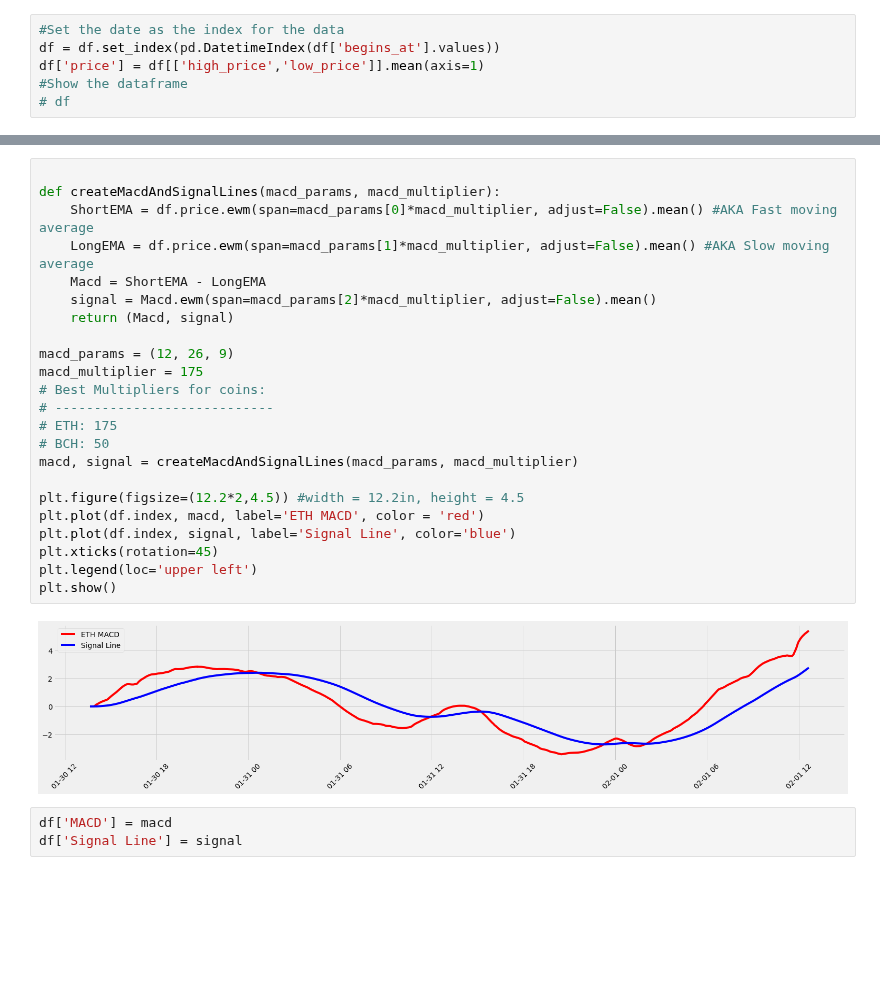
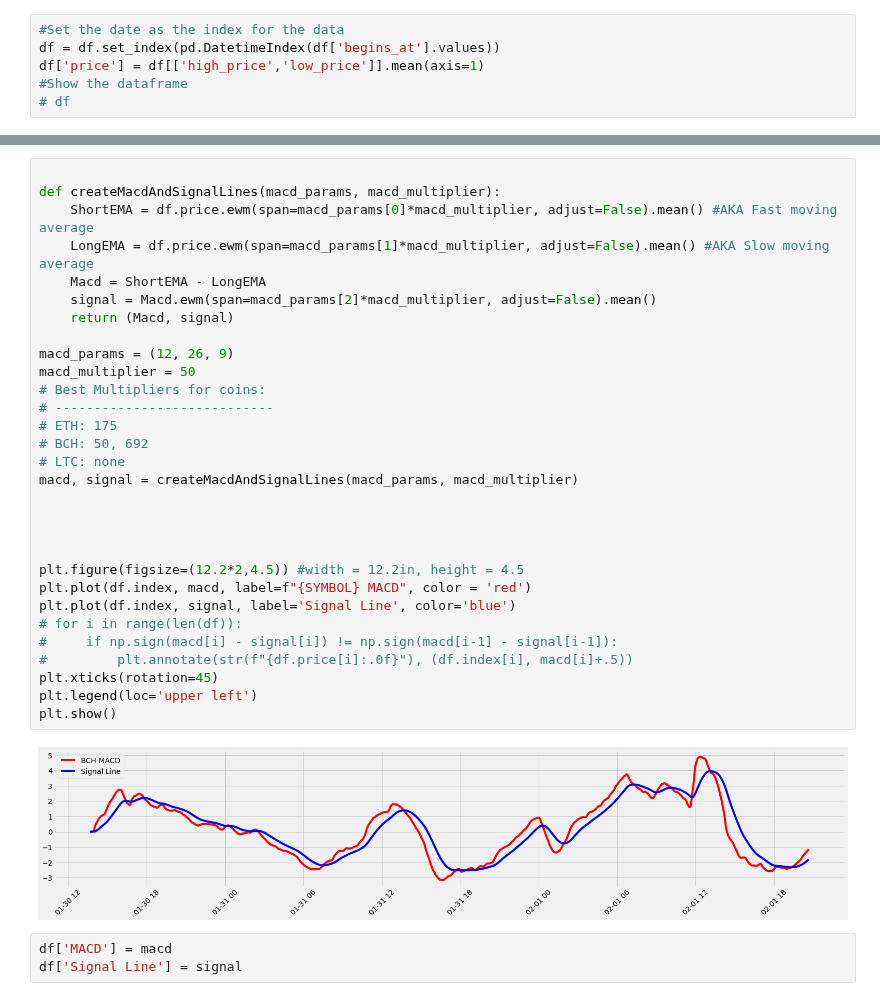
Before and after one commit to jsngalloway/night-trader, a Jupyter notebook: notebooks/macd_based/backwards_macd.ipynb, the cells around one changed output, grey strips where cells are left out. Drawn from its saved outputs; the diff is of its cells as text; blank space fills up the shorter version.

```diff
--- a/notebooks/macd_based/backwards_macd.ipynb
+++ b/notebooks/macd_based/backwards_macd.ipynb
@@ -35,28 +31,35 @@ plt.show()
 # %%
 
 def createMacdAndSignalLines(macd_params, macd_multiplier):
     ShortEMA = df.price.ewm(span=macd_params[0]*macd_multiplier, adjust=False).mean() #AKA Fast moving average
     LongEMA = df.price.ewm(span=macd_params[1]*macd_multiplier, adjust=False).mean() #AKA Slow moving average
     Macd = ShortEMA - LongEMA
     signal = Macd.ewm(span=macd_params[2]*macd_multiplier, adjust=False).mean()
     return (Macd, signal)
 
 macd_params = (12, 26, 9)
-macd_multiplier = 175
+macd_multiplier = 50
 # Best Multipliers for coins:
 # ----------------------------
 # ETH: 175
-# BCH: 50
+# BCH: 50, 692
+# LTC: none
 macd, signal = createMacdAndSignalLines(macd_params, macd_multiplier)
 
+
+
+
 plt.figure(figsize=(12.2*2,4.5)) #width = 12.2in, height = 4.5
-plt.plot(df.index, macd, label='ETH MACD', color = 'red')
+plt.plot(df.index, macd, label=f"{SYMBOL} MACD", color = 'red')
 plt.plot(df.index, signal, label='Signal Line', color='blue')
+# for i in range(len(df)):
+#     if np.sign(macd[i] - signal[i]) != np.sign(macd[i-1] - signal[i-1]):
+#         plt.annotate(str(f"{df.price[i]:.0f}"), (df.index[i], macd[i]+.5))
 plt.xticks(rotation=45)
 plt.legend(loc='upper left')
 plt.show()
 # %% [output]
-[figure, old version]
+[figure, new version]
 # %%
 df['MACD'] = macd
 df['Signal Line'] = signal
```
Also changed, not shown: parts of 4 cells of this notebook, 1 other file.
